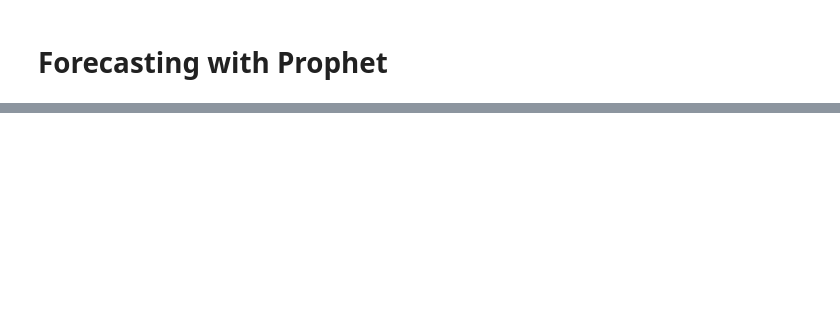
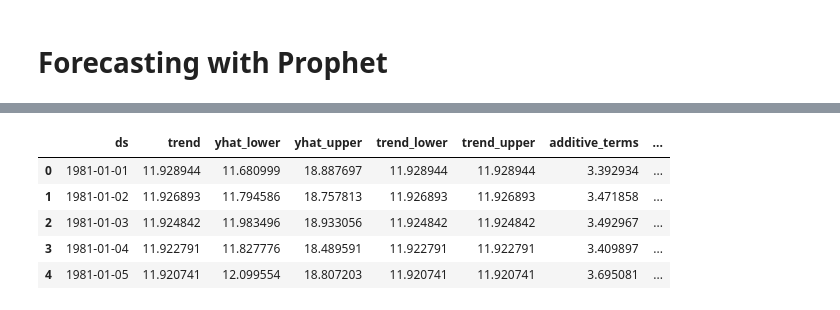
Before and after one commit to luigiselmi/timeseries, a Jupyter notebook: forecasting_with_prophet.ipynb, the cells around one changed output, grey strips where cells are left out. Cells and saved outputs as stored; diff of their text form; code cells hidden in the pictures; blank space fills up the shorter version.

```diff
--- a/forecasting_with_prophet.ipynb
+++ b/forecasting_with_prophet.ipynb
@@ -11,0 +40,7 @@ ModuleNotFoundError: No module named 'fbprophet'
+# %%
+train = df[:-365]
+test = df[-365:]
+# %%
+m = Prophet()
+# %%
+m.fit(train);
@@ -11,0 +60,10 @@ ModuleNotFoundError: No module named 'fbprophet'
+# %%
+forecast = m.predict(future)
+forecast.head()
+# %% [output]
+|  | ds | trend | yhat_lower | yhat_upper | trend_lower | trend_upper | additive_terms | ... |
+| 0 | 1981-01-01 | 11.928944 | 11.680999 | 18.887697 | 11.928944 | 11.928944 | 3.392934 | ... |
+| 1 | 1981-01-02 | 11.926893 | 11.794586 | 18.757813 | 11.926893 | 11.926893 | 3.471858 | ... |
+| 2 | 1981-01-03 | 11.924842 | 11.983496 | 18.933056 | 11.924842 | 11.924842 | 3.492967 | ... |
+| 3 | 1981-01-04 | 11.922791 | 11.827776 | 18.489591 | 11.922791 | 11.922791 | 3.409897 | ... |
+| 4 | 1981-01-05 | 11.920741 | 12.099554 | 18.807203 | 11.920741 | 11.920741 | 3.695081 | ... |
```
Also changed, not shown: parts of 13 cells of this notebook.
